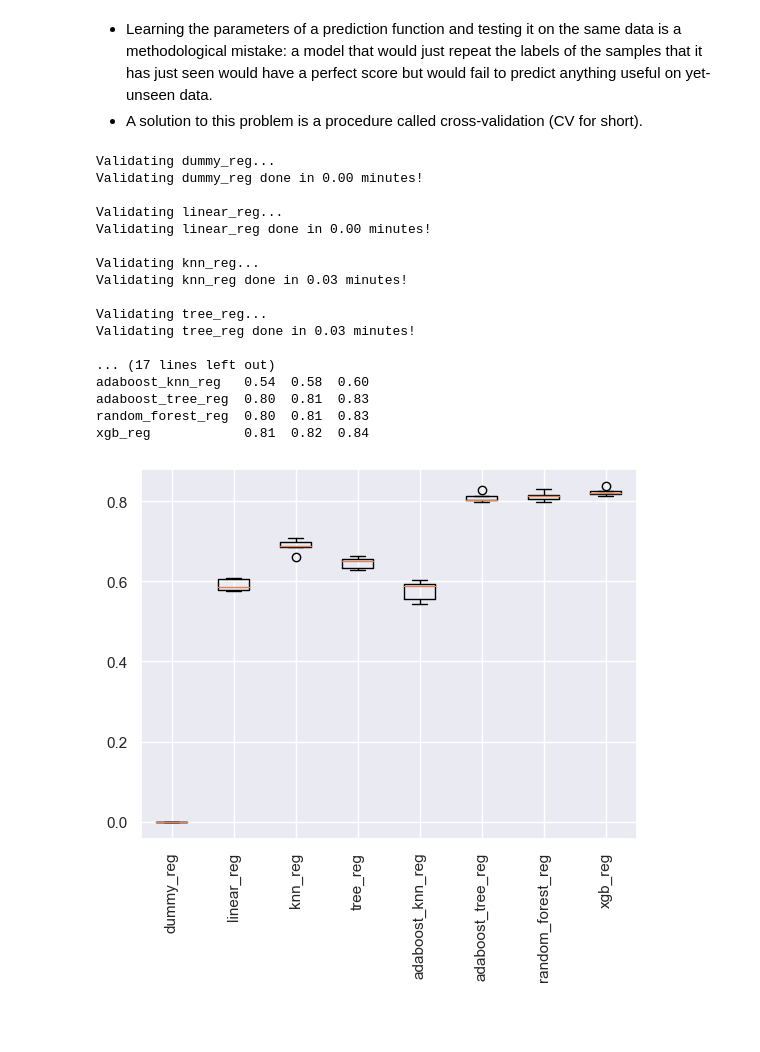
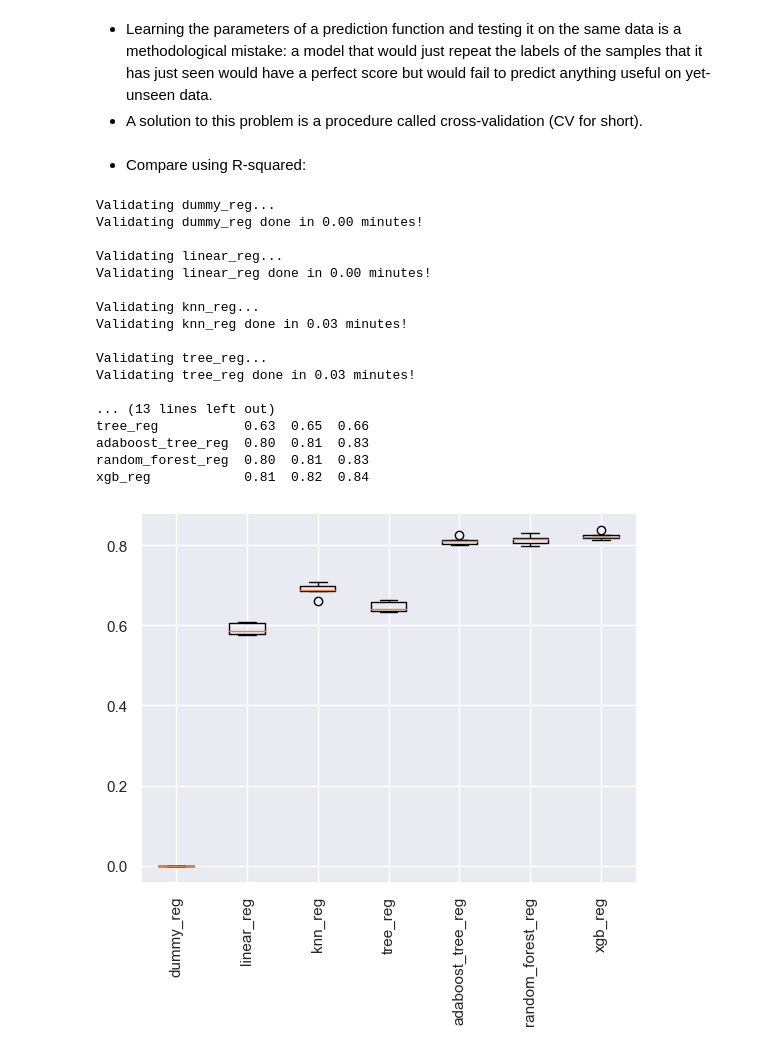
Before and after one commit to mohebmaher/GDSC-California-Housing-Prices, a Jupyter notebook: 03_model_selection.ipynb, the cells around one changed output. Drawn from its saved outputs; the diff is of its cells as text; code cells hidden in the pictures; blank space fills up the shorter version.

```diff
--- a/03_model_selection.ipynb
+++ b/03_model_selection.ipynb
@@ -57,40 +56,41 @@ rmse = make_scorer(mean_squared_error, greater_is_better=False, squared=False)
 # %% [markdown]
 - Learning the parameters of a prediction function and testing it on the same data is a methodological mistake: a model that would just repeat the labels of the samples that it has just seen would have a perfect score but would fail to predict anything useful on yet-unseen data.
 - A solution to this problem is a procedure called cross-validation (CV for short).
+# %% [markdown]
+- Compare using R-squared:
 # %%
 %%time
 # Compare different models:
 %run "./helpers/validate_model.py";
 results = compare_models(
     X_train,
     y_train,
     r2,
-    cv=5,
+    cv=3,
     dummy_reg=dummy_reg,
     linear_reg=linear_reg,
     knn_reg=knn_reg,
     tree_reg=tree_reg,
-    adaboost_knn_reg=adaboost_knn_reg,
     adaboost_tree_reg=adaboost_tree_reg,
     random_forest_reg=random_forest_reg,
     xgb_reg=xgb_reg
 );
 # %% [output]
 Validating dummy_reg...
 Validating dummy_reg done in 0.00 minutes!
 
 Validating linear_reg...
 Validating linear_reg done in 0.00 minutes!
 
 Validating knn_reg...
 Validating knn_reg done in 0.03 minutes!
 
 Validating tree_reg...
 Validating tree_reg done in 0.03 minutes!
 
-... (17 lines left out)
-adaboost_knn_reg   0.54  0.58  0.60
+... (13 lines left out)
+tree_reg           0.63  0.65  0.66
 adaboost_tree_reg  0.80  0.81  0.83
 random_forest_reg  0.80  0.81  0.83
 xgb_reg            0.81  0.82  0.84
-[figure, old version]
+[figure, new version]
```
Also changed, not shown: parts of 4 cells of this notebook.
